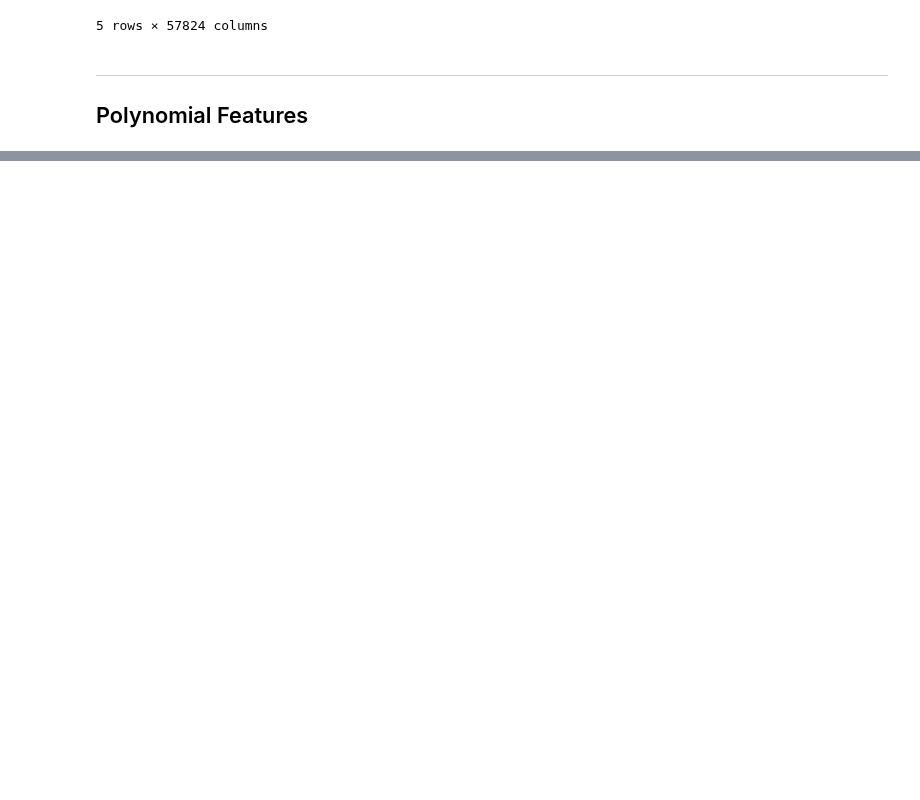
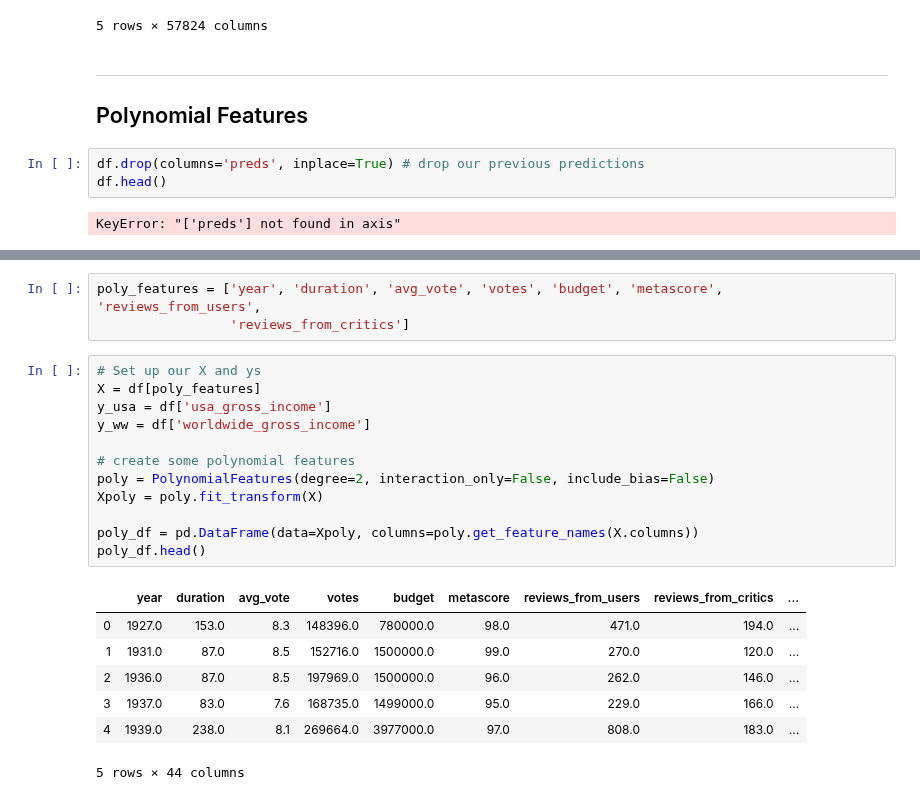
Before and after one commit to CreightonAshton/Scratchwork, a Jupyter notebook: Code/Movies/02-EDA.ipynb, the cells around one changed output, grey strips where cells are left out. Cells and saved outputs as stored; diff of their text form; blank space fills up the shorter version.

```diff
--- a/Code/Movies/02-EDA.ipynb
+++ b/Code/Movies/02-EDA.ipynb
@@ -411,6 +413,11 @@ df_dummied.head()
 # %% [markdown]
 ___
 ## Polynomial Features
+# %%
+df.drop(columns='preds', inplace=True) # drop our previous predictions
+df.head()
+# %% [output]
+KeyError: "['preds'] not found in axis"
 # %%
 df.head()
 # %% [output]
@@ -420,3 +427,26 @@ df.head()
 | 2 | Modern Times | 1936 | Comedy, Drama, Family | 87 | USA | English | Charles Chaplin | Charles Chaplin | Charles Chaplin Productions | ... |
 | 3 | Snow White and the Seven Dwarfs | 1937 | Animation, Family, Fantasy | 83 | USA | English | William Cottrell, David Hand | Jacob Grimm, Wilhelm Grimm | Walt Disney Productions | ... |
 | 4 | Gone with the Wind | 1939 | Drama, History, Romance | 238 | USA | English | Victor Fleming, George Cukor | Margaret Mitchell, Sidney Howard | Selznick International Pictures | ... |
+# %%
+poly_features = ['year', 'duration', 'avg_vote', 'votes', 'budget', 'metascore', 'reviews_from_users',
+                 'reviews_from_critics']
+# %%
+# Set up our X and ys
+X = df[poly_features]
+y_usa = df['usa_gross_income']
+y_ww = df['worldwide_gross_income']
+
+# create some polynomial features
+poly = PolynomialFeatures(degree=2, interaction_only=False, include_bias=False)
+Xpoly = poly.fit_transform(X)
+
+poly_df = pd.DataFrame(data=Xpoly, columns=poly.get_feature_names(X.columns))
+poly_df.head()
+# %% [output]
+|  | year | duration | avg_vote | votes | budget | metascore | reviews_from_users | reviews_from_critics | ... |
+| 0 | 1927.0 | 153.0 | 8.3 | 148396.0 | 780000.0 | 98.0 | 471.0 | 194.0 | ... |
+| 1 | 1931.0 | 87.0 | 8.5 | 152716.0 | 1500000.0 | 99.0 | 270.0 | 120.0 | ... |
+| 2 | 1936.0 | 87.0 | 8.5 | 197969.0 | 1500000.0 | 96.0 | 262.0 | 146.0 | ... |
+| 3 | 1937.0 | 83.0 | 7.6 | 168735.0 | 1499000.0 | 95.0 | 229.0 | 166.0 | ... |
+| 4 | 1939.0 | 238.0 | 8.1 | 269664.0 | 3977000.0 | 97.0 | 808.0 | 183.0 | ... |
+5 rows × 44 columns
```
Also changed, not shown: parts of 9 cells of this notebook.
